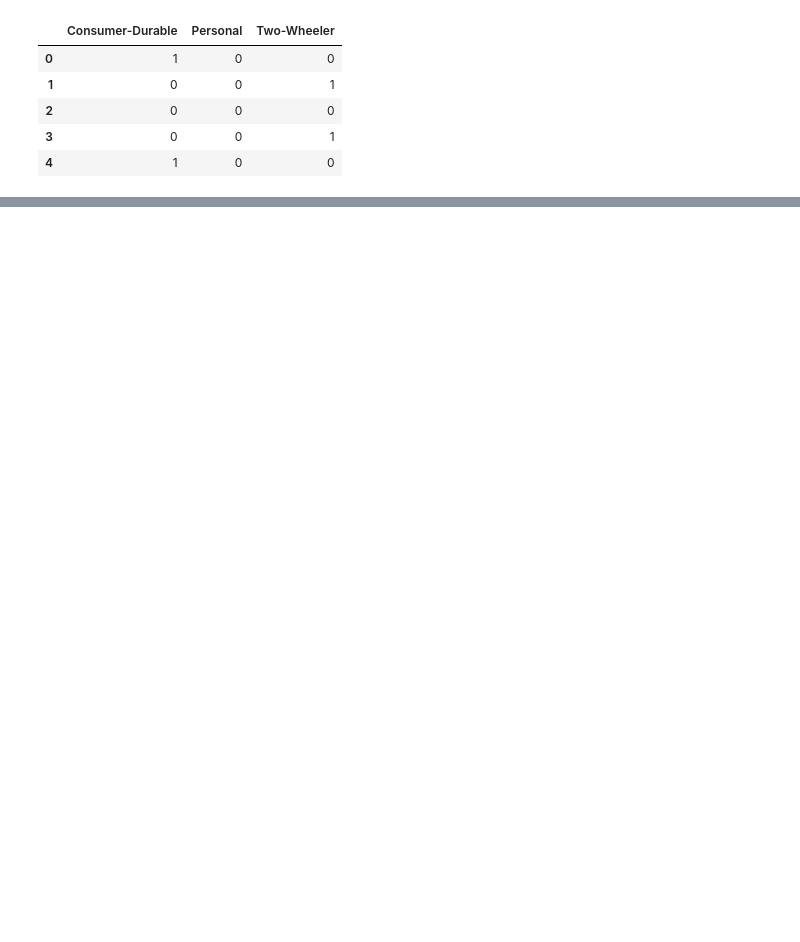
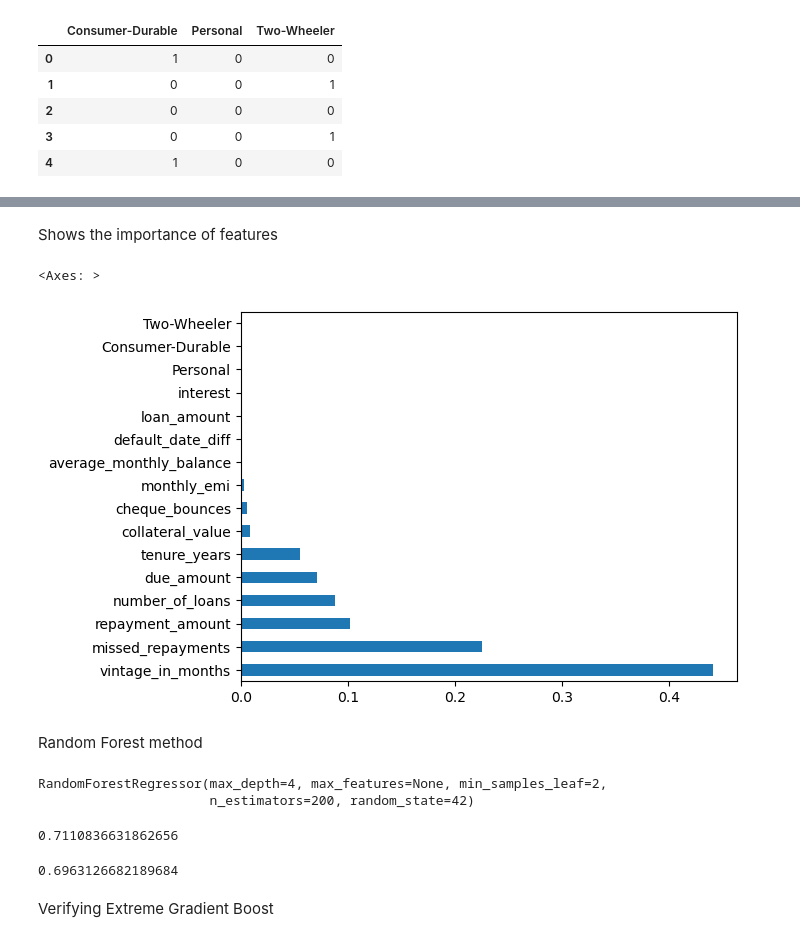
Before and after one commit to angadgothe/BFSI_CaseStudy2024, a Jupyter notebook: IIITB_upGrad_Course5_Assignment.ipynb, the cells around one changed output, grey strips where cells are left out. Drawn from its saved outputs; the diff is of its cells as text; code cells hidden in the pictures; blank space fills up the shorter version.

```diff
--- a/IIITB_upGrad_Course5_Assignment.ipynb
+++ b/IIITB_upGrad_Course5_Assignment.ipynb
@@ -753,0 +840,28 @@ Adding the drop statement above and building the Train Test model again.
+# %% [markdown]
+Shows the importance of features
+# %%
+list_features= pd.Series(gradient_reg.feature_importances_, index= x.columns)
+list_features.nlargest(20).plot(kind='barh')
+# %% [output]
+<Axes: >
+[figure, added]
+# %% [markdown]
+Random Forest method
+# %%
+random_forest_reg= RandomForestRegressor(bootstrap= True, n_estimators= 200, random_state=42, max_depth=4, max_features=None, min_samples_leaf=2)
+random_forest_reg.fit(x_train, Y_train)
+# %% [output]
+RandomForestRegressor(max_depth=4, max_features=None, min_samples_leaf=2,
+                      n_estimators=200, random_state=42)
+# %%
+Y_predict3_train= random_forest_reg.predict(x_train)
+print(r2_score(Y_train, Y_predict3_train))
+# %% [output]
+0.7110836631862656
+# %%
+Y_predict3_test= random_forest_reg.predict(x_test)
+print(r2_score(Y_test, Y_predict3_test))
+# %% [output]
+0.6963126682189684
+# %% [markdown]
+Verifying Extreme Gradient Boost
```
Also changed, not shown: parts of 36 cells of this notebook.
